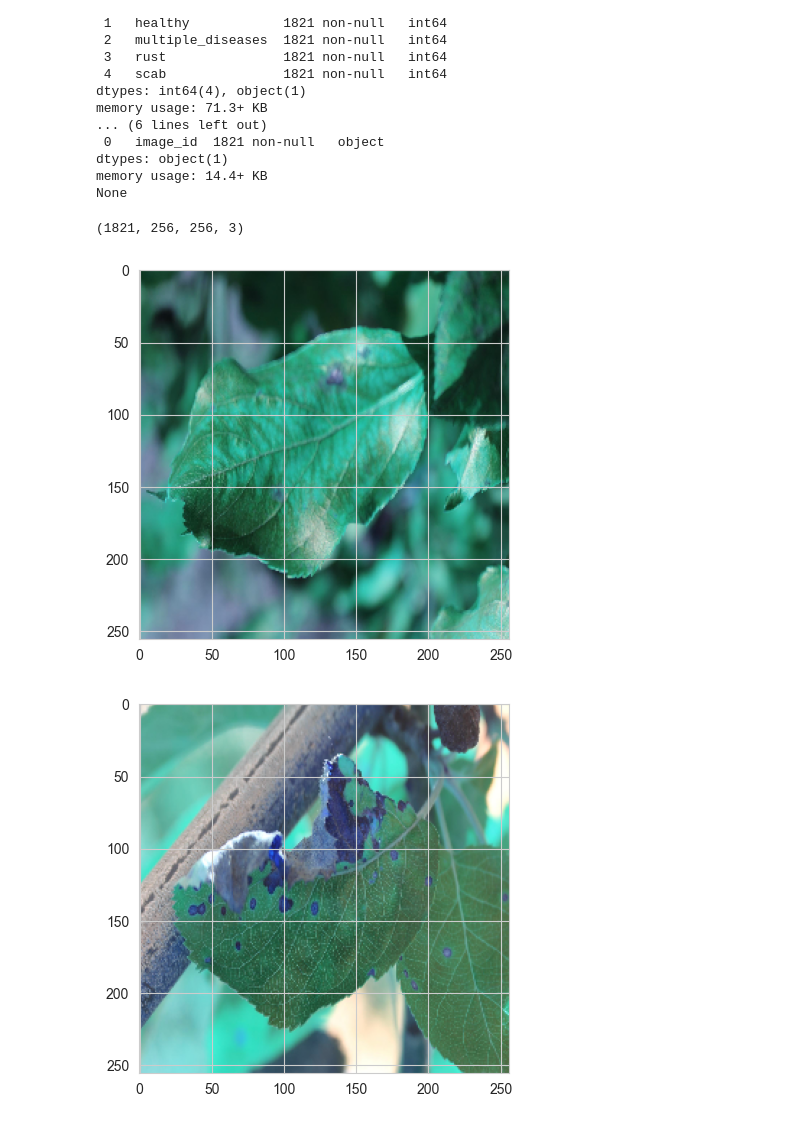
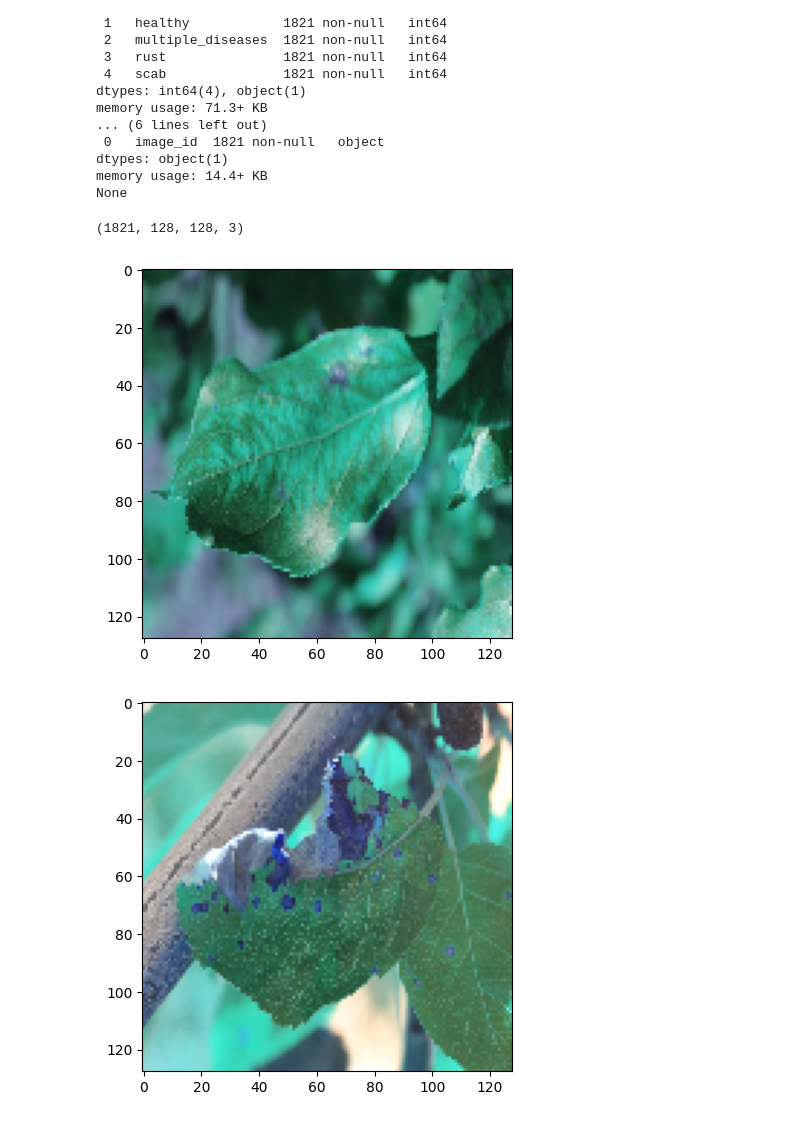
Before and after one commit to hatifmujahid/AML_Project_plant_disease, a Jupyter notebook: source.ipynb, the cells around one changed output. Saved outputs shown, nothing was run; the diff lists cells and outputs as text; code cells hidden in the pictures.

```diff
--- a/source.ipynb
+++ b/source.ipynb
@@ -60,17 +61,17 @@ img = []
 for files in os.listdir(directory):
     if files.startswith('Train'):
         image = cv2.imread(directory+files)
-        res = cv2.resize(image, (256,256))
+        res = cv2.resize(image, (128,128))
         img.append(res)
 
 img = np.array(img)
 img.shape
 # %% [output]
-(1821, 256, 256, 3)
+(1821, 128, 128, 3)
 # %%
-for i in range(0,10):
+for i in range(0,5):
     plt.imshow(img[i])
     plt.show()
 # %% [output]
-[figure, old version]
+[figure, new version]
-[figure, old version]
+[figure, new version]
```
Also changed, not shown: parts of 3 cells of this notebook.
